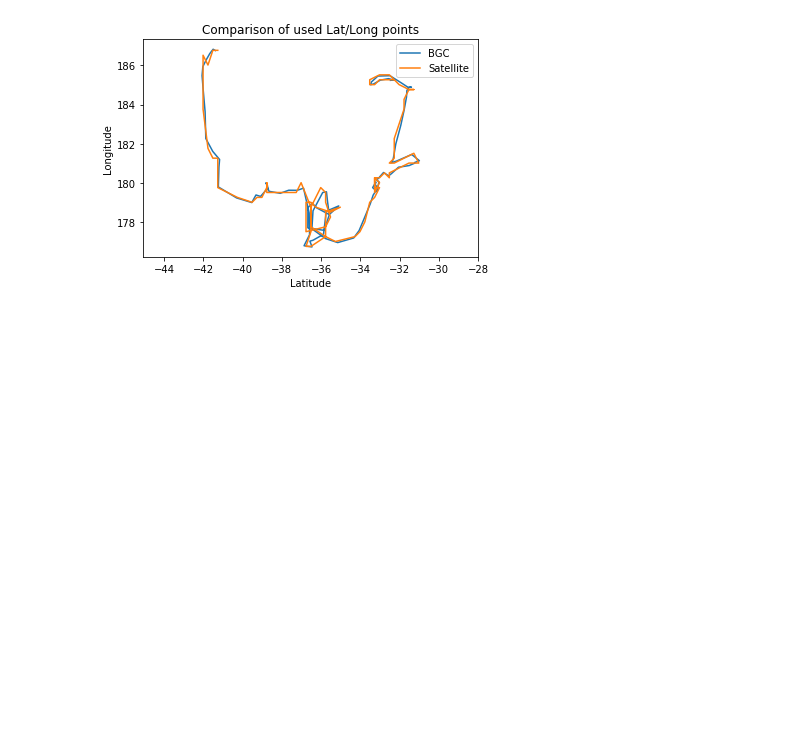
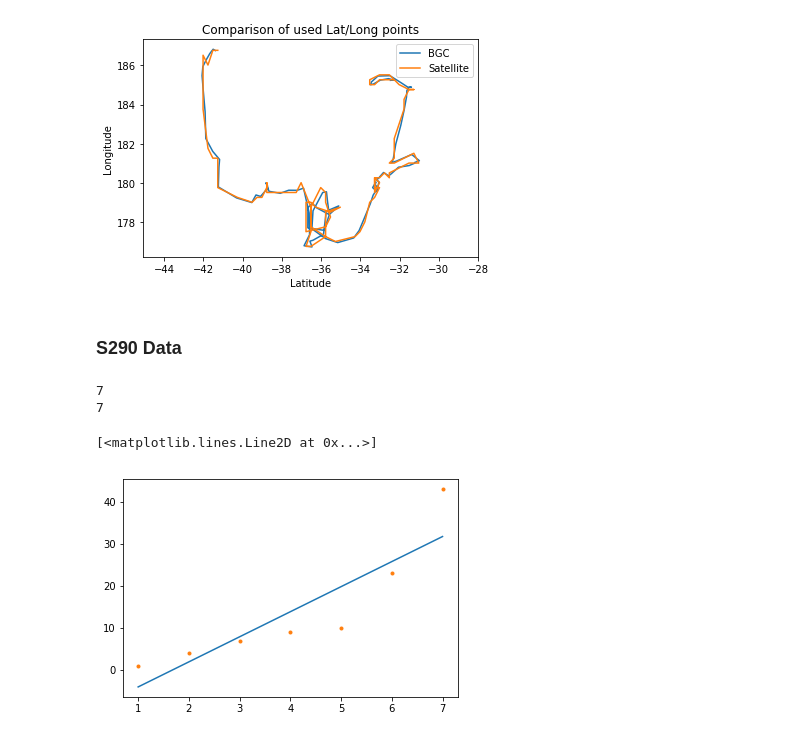
Before and after one commit to AmyPhung/chl-a-comparison, a Jupyter notebook: Workbook4.ipynb, the cells around one changed output. Cells and saved outputs as stored; diff of their text form; code cells hidden in the pictures; blank space fills up the shorter version.

Commit message:
Add S290 chlorophyll data - best fit line, data population implemented

```diff
--- a/Workbook4.ipynb
+++ b/Workbook4.ipynb
@@ -305 +312,27 @@ Data source should also go in methods
 """
+# %% [markdown]
+### S290 Data
+# %%
+# Scipy basics
+
+xs = [1,2,3,4,5,6,7]
+ys = [1,4,7,9,10,23,43]
+
+print(len(xs))
+print(len(ys))
+line = scipy.polyfit(xs, ys, 1) # Least squares
+
+p = np.poly1d(line)
+xp = np.linspace(xs[0], xs[-1], 100)
+plt.plot(xp, p(xp))
+# p(1)
+# import scipy.linalg
+# scipy.linalg.lstsq([xs, ys], 0)
+
+# np.
+plt.plot(xs, ys, '.')
+# %% [output]
+7
+7
+[<matplotlib.lines.Line2D at 0x...>]
+[figure, added]
```
Also changed, not shown: parts of 11 cells of this notebook.
